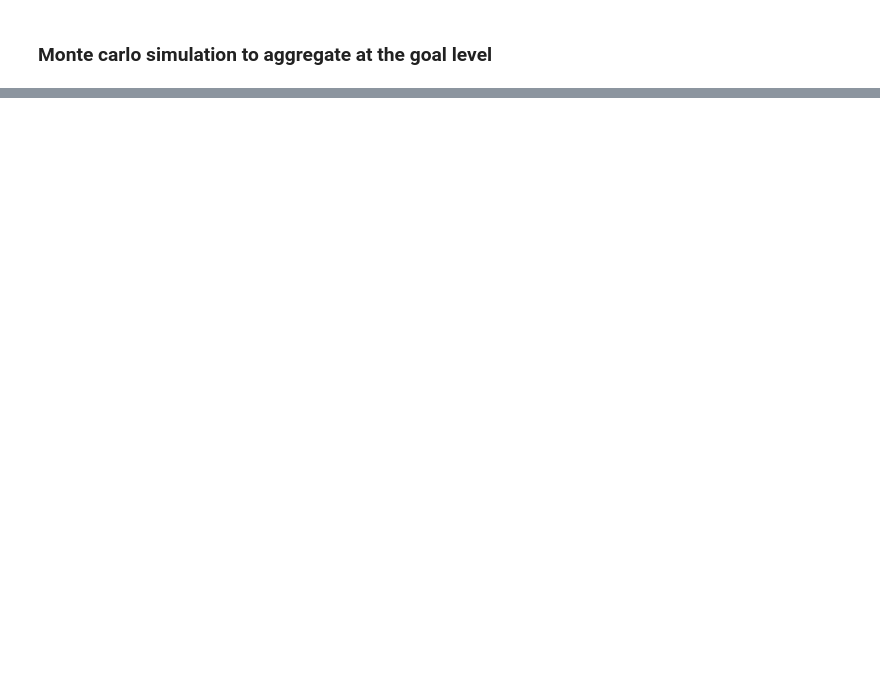
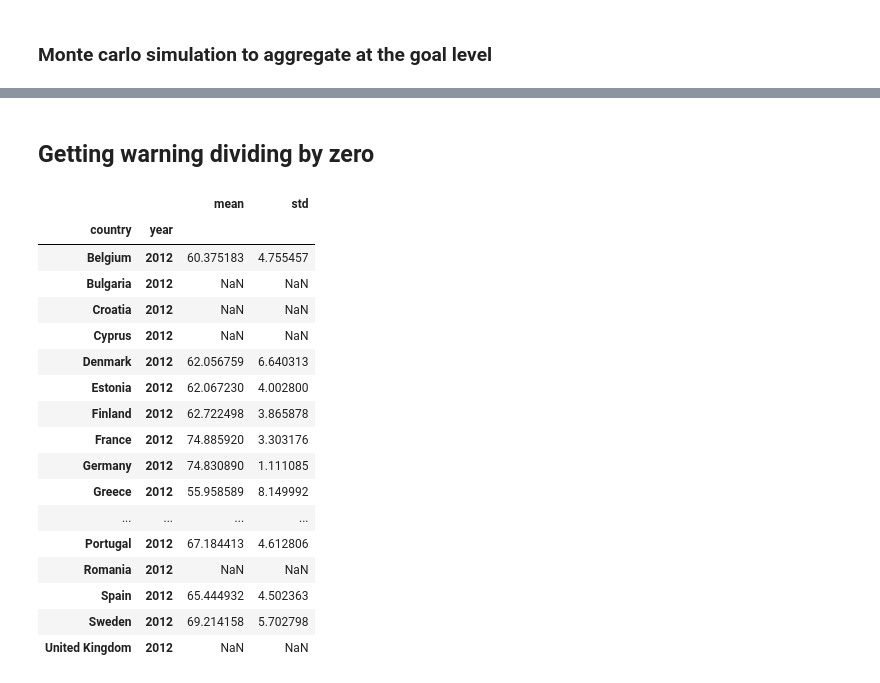
Before and after one commit to isaldiviagonzatti/sdg14, a Jupyter notebook: code/monteCarlo.ipynb, the cells around one changed output, grey strips where cells are left out. Saved outputs shown, nothing was run; the diff lists cells and outputs as text; code cells hidden in the pictures; blank space fills up the shorter version.

```diff
--- a/code/monteCarlo.ipynb
+++ b/code/monteCarlo.ipynb
@@ -80,0 +32,43 @@ score2012 = compositeInd(sigma=elasticity)
+# %%
+%%time
+# alpha = 1 / len(indicators.columns)
+
+
+def compositeInd(alpha, indicators, sigma):
+    # calculate the generalized mean
+    composite = sum(alpha * indicators ** ((sigma - 1) / sigma)) ** (
+        sigma / (sigma - 1)
+    )
+    return composite
+
+
+# scores = pd.DataFrame(columns=["scores"])
+# for year in years:
+#     score = compositeInd(indicators=indicators[indicators.index.isin([year], level=1)].to_numpy())
+#     score = pd.DataFrame(score, columns=["scores"])
+#     scores = pd.concat([scores, score])
+# scores
+# scores.index = pd.MultiIndex.from_tuples(scores.index)
+# scores
+
+# define seed(to reproduce), random uniform elasticity, and number of simulations
+np.random.seed(8)
+simulations = 1000
+elasticity = np.random.uniform(0, 1, simulations)
+min(elasticity)
+
+scoresGoal = pd.DataFrame(columns=["country","year", "mean", "std"])
+# loop through all countries and years, calculate the composite with different elasticity, return mean and std
+years = [2012, 2016, 2021]
+for year in years:
+    for country in indicators.index.get_level_values(0).unique():
+        scoreMC = []
+        for e in elasticity:
+            indicatorArray = indicators.loc[country, year].to_numpy()
+            score = compositeInd(
+                alpha=1 / len(indicatorArray), indicators=indicatorArray, sigma=e
+            )
+            scoreMC.append(score)
+        mean, std = np.mean(scoreMC), np.std(scoreMC)
+        scoresGoal.loc[len(scoresGoal)] = [country, year, mean, std]
+scoresGoal.set_index(["country", "year"], inplace=True)
@@ -80,0 +79,23 @@ score2012 = compositeInd(sigma=elasticity)
+# %% [markdown]
+## Getting warning dividing by zero
+# %%
+scoresGoal[scoresGoal.index.isin([2012], level=1)]
+# %% [output]
+|  |  | mean | std |
+| country | year |  |  |
+| Belgium | 2012 | 60.375183 | 4.755457 |
+| Bulgaria | 2012 | NaN | NaN |
+| Croatia | 2012 | NaN | NaN |
+| Cyprus | 2012 | NaN | NaN |
+| Denmark | 2012 | 62.056759 | 6.640313 |
+| Estonia | 2012 | 62.067230 | 4.002800 |
+| Finland | 2012 | 62.722498 | 3.865878 |
+| France | 2012 | 74.885920 | 3.303176 |
+| Germany | 2012 | 74.830890 | 1.111085 |
+| Greece | 2012 | 55.958589 | 8.149992 |
+| ... | ... | ... | ... |
+| Portugal | 2012 | 67.184413 | 4.612806 |
+| Romania | 2012 | NaN | NaN |
+| Spain | 2012 | 65.444932 | 4.502363 |
+| Sweden | 2012 | 69.214158 | 5.702798 |
+| United Kingdom | 2012 | NaN | NaN |
```
Also changed, not shown: parts of 6 cells of this notebook, 2 other files.
